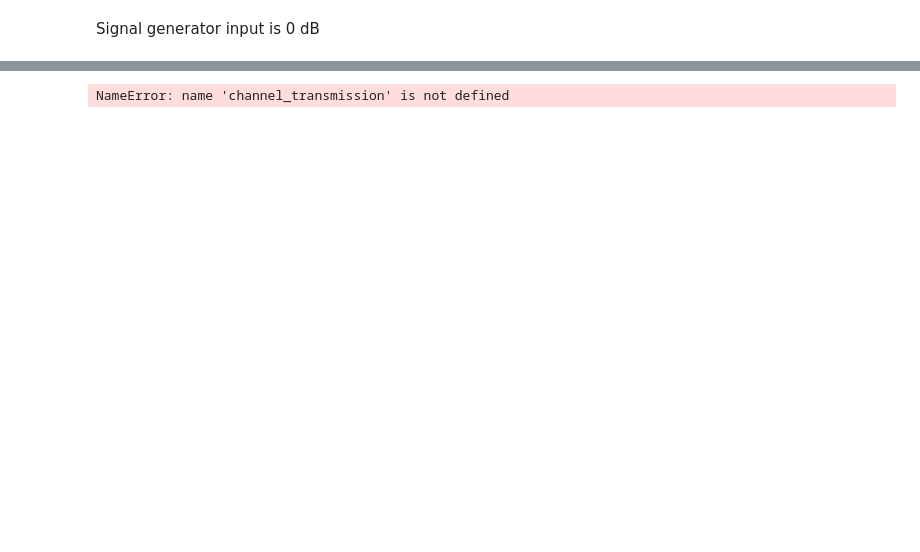
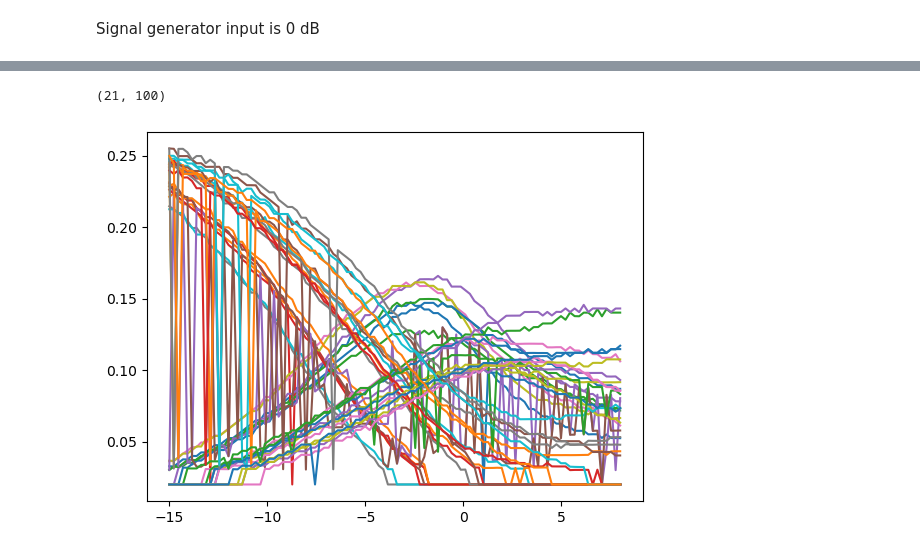
Before and after one commit to yyhshdu1/new_cavity, a Jupyter notebook: windfreak/SG_scope_driver.ipynb, the cells around one changed output, grey strips where cells are left out. Saved outputs shown, nothing was run; the diff lists cells and outputs as text; code cells hidden in the pictures; blank space fills up the shorter version.

```diff
--- a/windfreak/SG_scope_driver.ipynb
+++ b/windfreak/SG_scope_driver.ipynb
@@ -90,15 +124,0 @@ plt.plot(y.transmission)
-# %%
-
-scan_data: List[Tuple[float, TraceData]] = []
-for frequency in tqdm.tqdm(np.linspace(1.55e6,1.65e6,101)):
-    trace = get_trace(scope, [channel_transmission, channel_reflection])
-    ptp_transmission = trace.transmission.ptp()
-    ptp_reflection = trace.reflection.ptp()
-    scope.write(f":CHAN{channel_transmission}:SCAL {ptp_transmission/ndiv * 1.2}")
-    scope.write(f":CHAN{channel_reflection}:SCAL {ptp_reflection/ndiv * 1.2}")
-
-    trace = get_trace(scope, [channel_transmission,channel_reflection])
-    scope.write(f":CHAN{channel_reflection}:SCAL {scale_ch1}")
-    scan_data.append((frequency, trace))
-# %% [output]
-NameError: name 'channel_transmission' is not defined
@@ -106,0 +125,10 @@ synthd[rf_out].enable = False
+# %%
+np.asarray(fir_amp_all).shape
+# %% [output]
+(21, 100)
+# %%
+for i in range(21):
+    plt.plot(power_scan,fir_amp_all[i])
+    plt.plot(power_scan,zero_amp_all[i])
+# %% [output]
+[figure, added]
```
Also changed, not shown: parts of 15 cells of this notebook, 5 other files.
